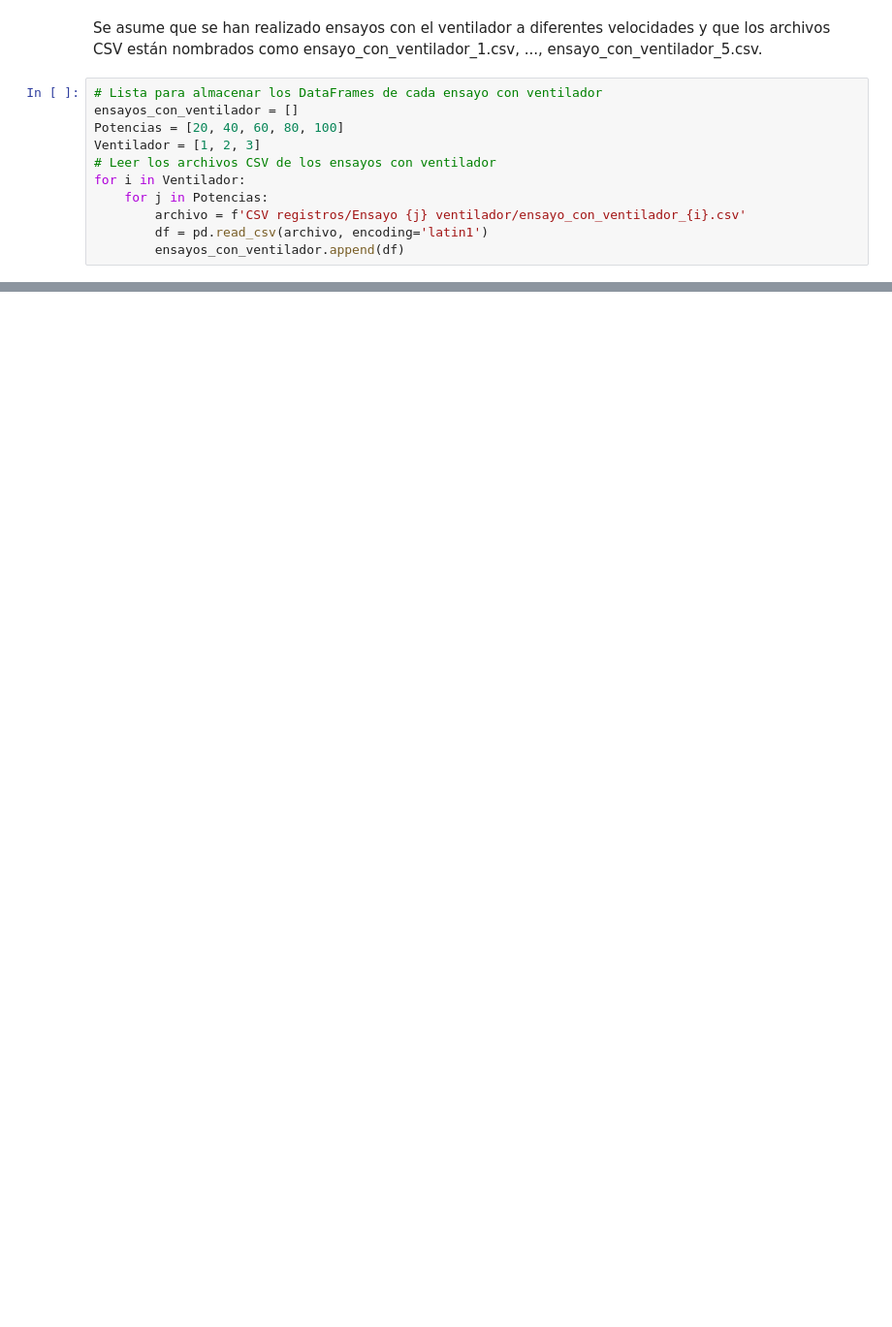
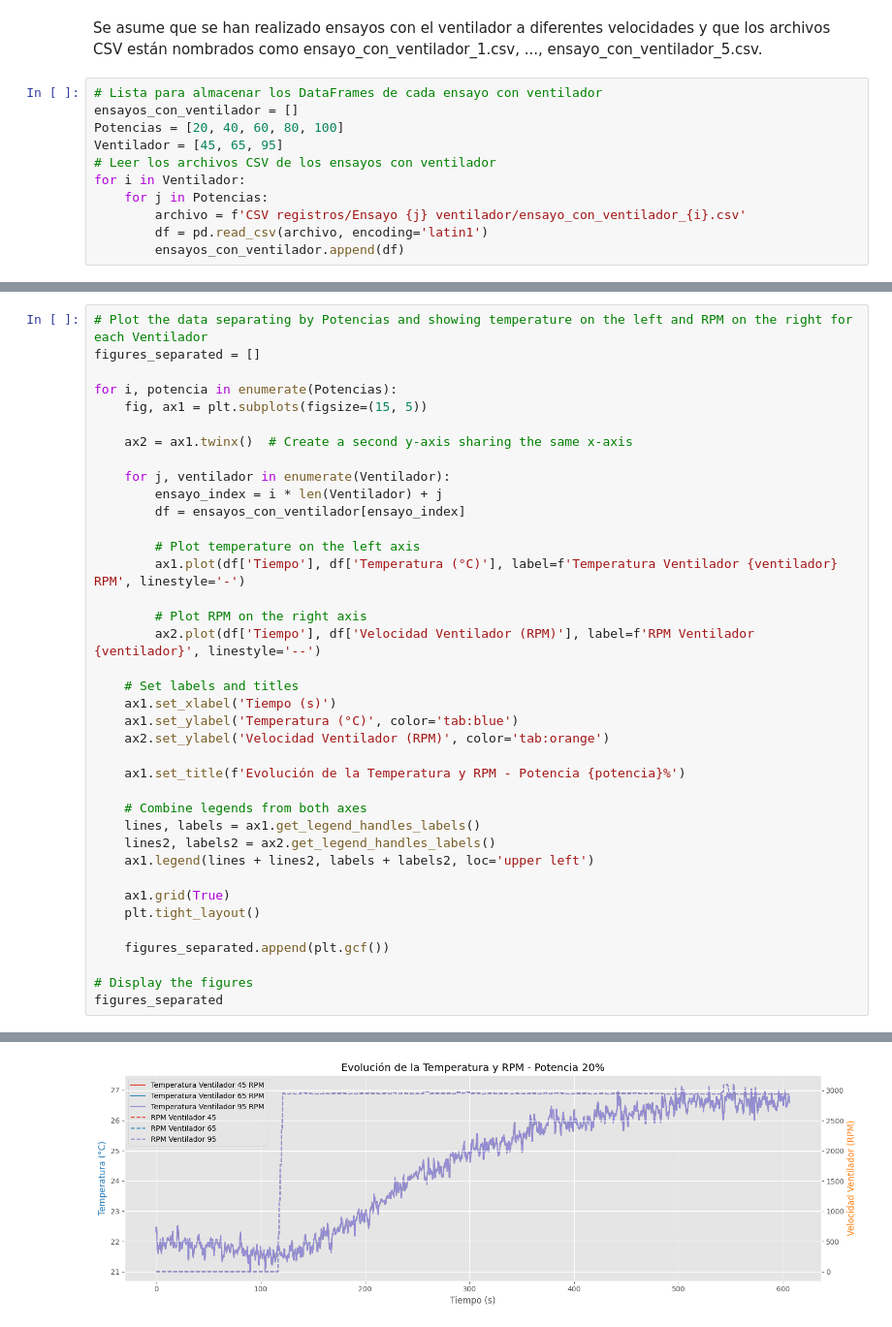
Before and after one commit to MaximilianoAntonio/incubator-prototype, a Jupyter notebook: Incbadora ino/vizualizador csv.ipynb, the cells around one changed output, grey strips where cells are left out. Shown at 97% size. Drawn from its saved outputs; the diff is of its cells as text; blank space fills up the shorter version.

```diff
--- a/Incbadora ino/vizualizador csv.ipynb
+++ b/Incbadora ino/vizualizador csv.ipynb
@@ -291,7 +189,7 @@ Se asume que se han realizado ensayos con el ventilador a diferentes velocidades
 # Lista para almacenar los DataFrames de cada ensayo con ventilador
 ensayos_con_ventilador = []
 Potencias = [20, 40, 60, 80, 100]
-Ventilador = [1, 2, 3]
+Ventilador = [45, 65, 95]
 # Leer los archivos CSV de los ensayos con ventilador
 for i in Ventilador:
     for j in Potencias:
@@ -342,0 +199,39 @@ for idx, potencia in enumerate(Potencias):
+# %%
+# Plot the data separating by Potencias and showing temperature on the left and RPM on the right for each Ventilador
+figures_separated = []
+
+for i, potencia in enumerate(Potencias):
+    fig, ax1 = plt.subplots(figsize=(15, 5))
+
+    ax2 = ax1.twinx()  # Create a second y-axis sharing the same x-axis
+
+    for j, ventilador in enumerate(Ventilador):
+        ensayo_index = i * len(Ventilador) + j
+        df = ensayos_con_ventilador[ensayo_index]
+
+        # Plot temperature on the left axis
+        ax1.plot(df['Tiempo'], df['Temperatura (°C)'], label=f'Temperatura Ventilador {ventilador} RPM', linestyle='-')
+
+        # Plot RPM on the right axis
+        ax2.plot(df['Tiempo'], df['Velocidad Ventilador (RPM)'], label=f'RPM Ventilador {ventilador}', linestyle='--')
+
+    # Set labels and titles
+    ax1.set_xlabel('Tiempo (s)')
+    ax1.set_ylabel('Temperatura (°C)', color='tab:blue')
+    ax2.set_ylabel('Velocidad Ventilador (RPM)', color='tab:orange')
+
+    ax1.set_title(f'Evolución de la Temperatura y RPM - Potencia {potencia}%')
+
+    # Combine legends from both axes
+    lines, labels = ax1.get_legend_handles_labels()
+    lines2, labels2 = ax2.get_legend_handles_labels()
+    ax1.legend(lines + lines2, labels + labels2, loc='upper left')
+
+    ax1.grid(True)
+    plt.tight_layout()
+
+    figures_separated.append(plt.gcf())
+
+# Display the figures
+figures_separated
+# %% [output]
@@ -342,0 +243 @@ for idx, potencia in enumerate(Potencias):
+[figure, added]
```
Also changed, not shown: parts of 16 cells of this notebook, 21 other files.
